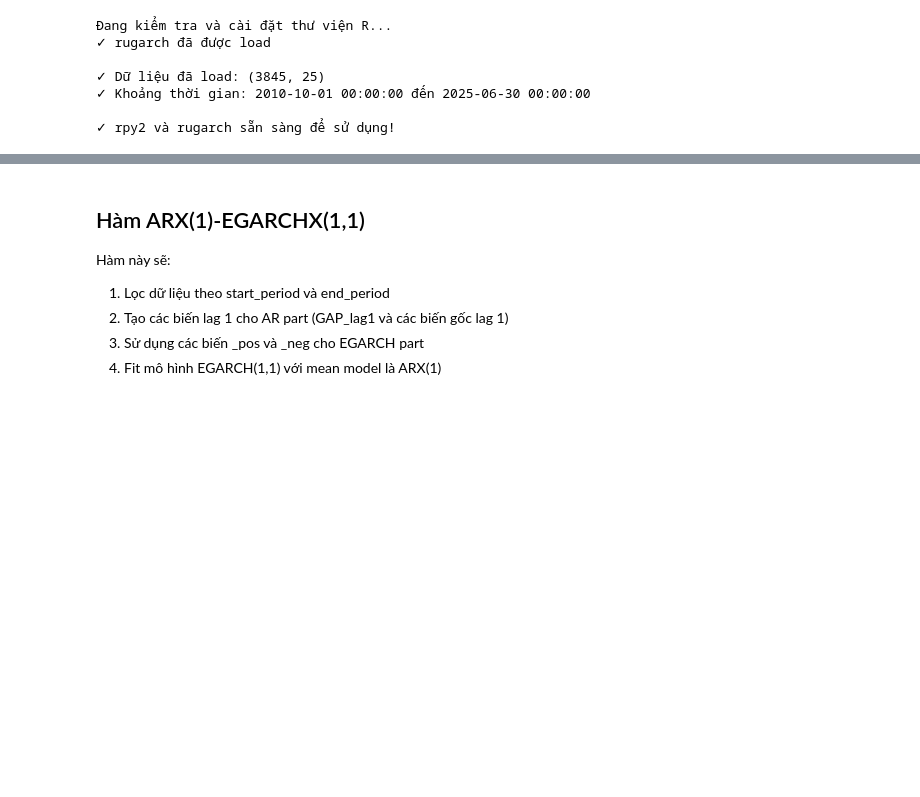
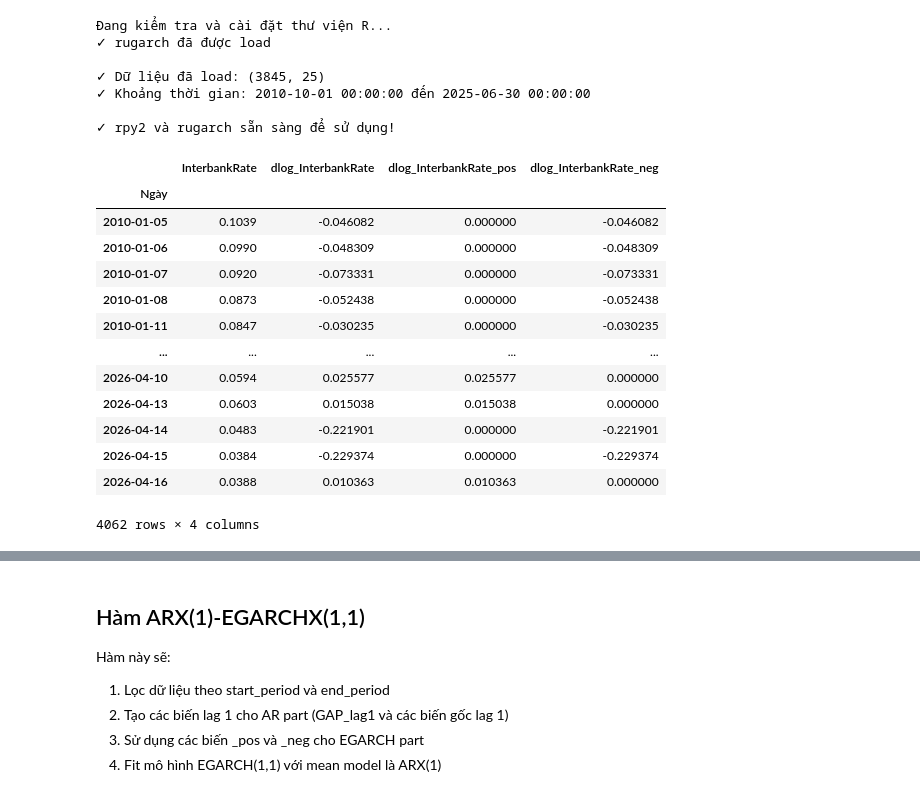
Before and after one commit to Dang-Huy/Group-2-Timeseries, a Jupyter notebook: model_asymmetric_group2.ipynb, the cells around one changed output, grey strips where cells are left out. Saved outputs shown, nothing was run; the diff lists cells and outputs as text; code cells hidden in the pictures; blank space fills up the shorter version.

```diff
--- a/model_asymmetric_group2.ipynb
+++ b/model_asymmetric_group2.ipynb
@@ -60,0 +72,17 @@ Trying to import in ABI mode.
+# %%
+interbankrate
+# %% [output]
+|  | InterbankRate | dlog_InterbankRate | dlog_InterbankRate_pos | dlog_InterbankRate_neg |
+| Ngày |  |  |  |  |
+| 2010-01-05 | 0.1039 | -0.046082 | 0.000000 | -0.046082 |
+| 2010-01-06 | 0.0990 | -0.048309 | 0.000000 | -0.048309 |
+| 2010-01-07 | 0.0920 | -0.073331 | 0.000000 | -0.073331 |
+| 2010-01-08 | 0.0873 | -0.052438 | 0.000000 | -0.052438 |
+| 2010-01-11 | 0.0847 | -0.030235 | 0.000000 | -0.030235 |
+| ... | ... | ... | ... | ... |
+| 2026-04-10 | 0.0594 | 0.025577 | 0.025577 | 0.000000 |
+| 2026-04-13 | 0.0603 | 0.015038 | 0.015038 | 0.000000 |
+| 2026-04-14 | 0.0483 | -0.221901 | 0.000000 | -0.221901 |
+| 2026-04-15 | 0.0384 | -0.229374 | 0.000000 | -0.229374 |
+| 2026-04-16 | 0.0388 | 0.010363 | 0.010363 | 0.000000 |
+4062 rows × 4 columns
```
Also changed, not shown: parts of 12 cells of this notebook, 6 other files.
